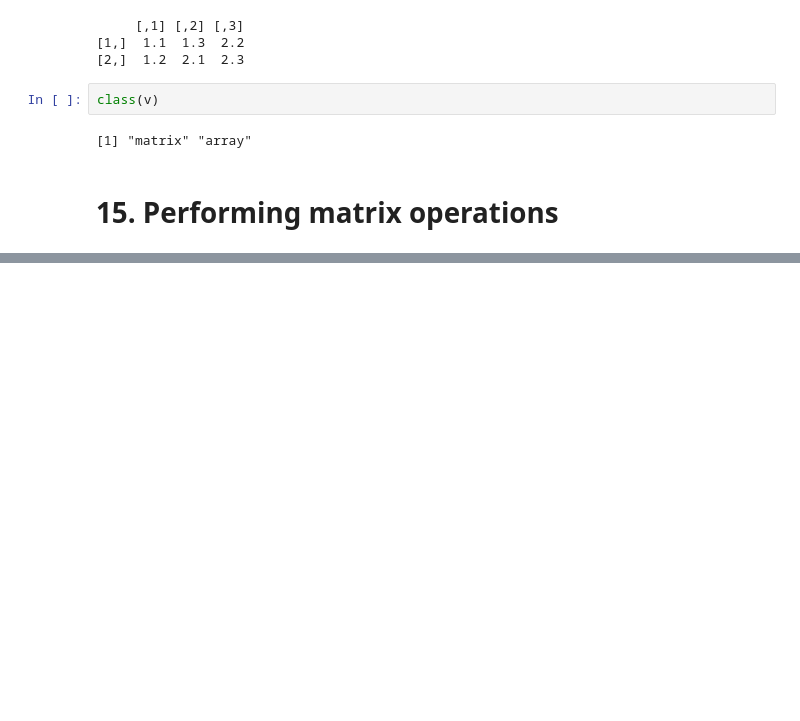
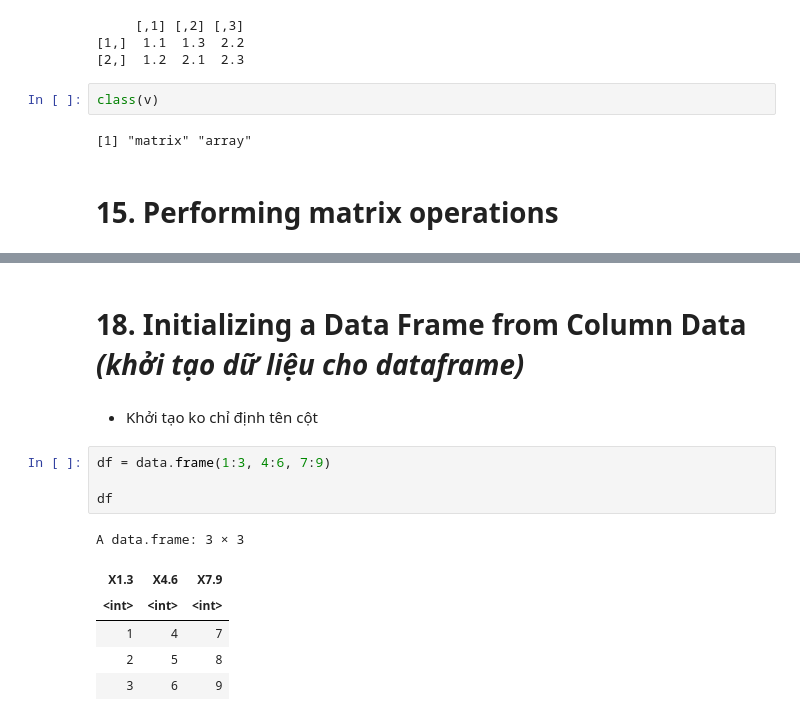
Before and after one commit to cuongpiger/R_Cookbook, a Jupyter notebook: Chapter 05. Data structures/demo.ipynb, the cells around one changed output, grey strips where cells are left out. Cells and saved outputs as stored; diff of their text form; blank space fills up the shorter version.

```diff
--- a/Chapter 05. Data structures/demo.ipynb
+++ b/Chapter 05. Data structures/demo.ipynb
@@ -632,0 +734,15 @@ class(v)
+# %% [markdown]
+# 18. Initializing a Data Frame from Column Data _(khởi tạo dữ liệu cho dataframe)_
+# %% [markdown]
+* Khởi tạo ko chỉ định tên cột
+# %%
+df = data.frame(1:3, 4:6, 7:9)
+
+df
+# %% [output]
+A data.frame: 3 × 3
+| X1.3 | X4.6 | X7.9 |
+| <int> | <int> | <int> |
+| 1 | 4 | 7 |
+| 2 | 5 | 8 |
+| 3 | 6 | 9 |
```
Also changed, not shown: parts of 21 cells of this notebook.
